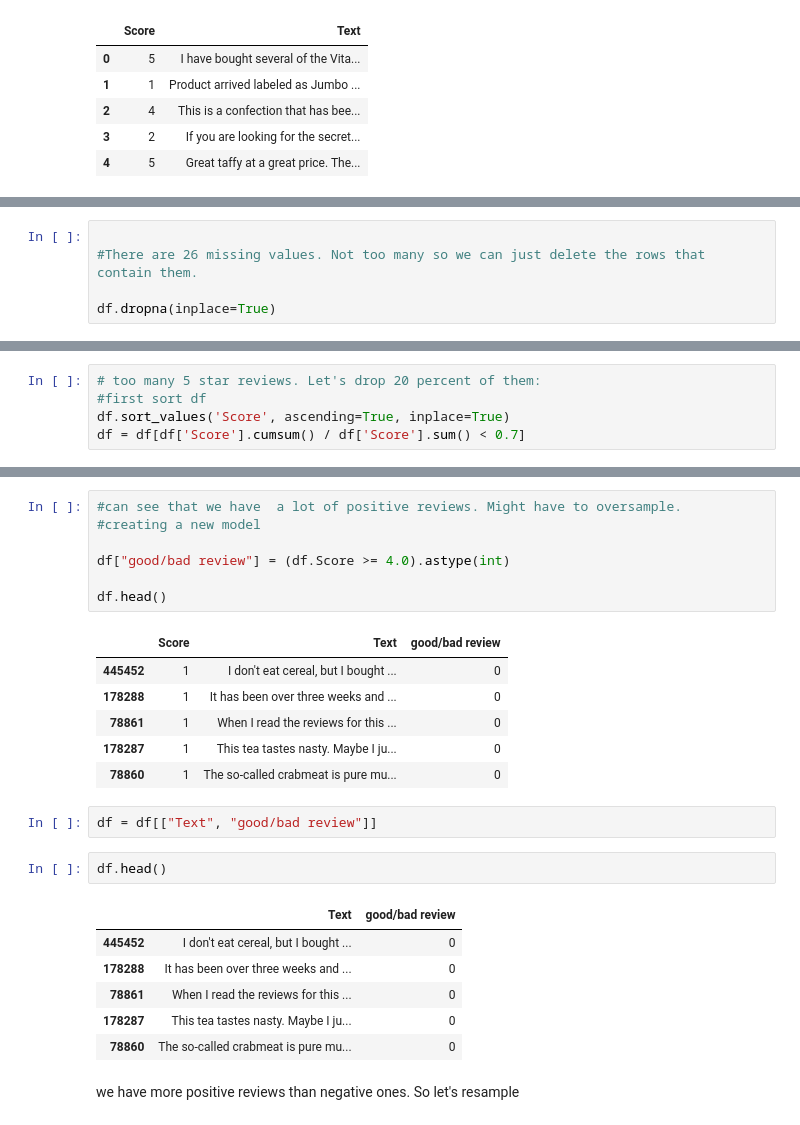
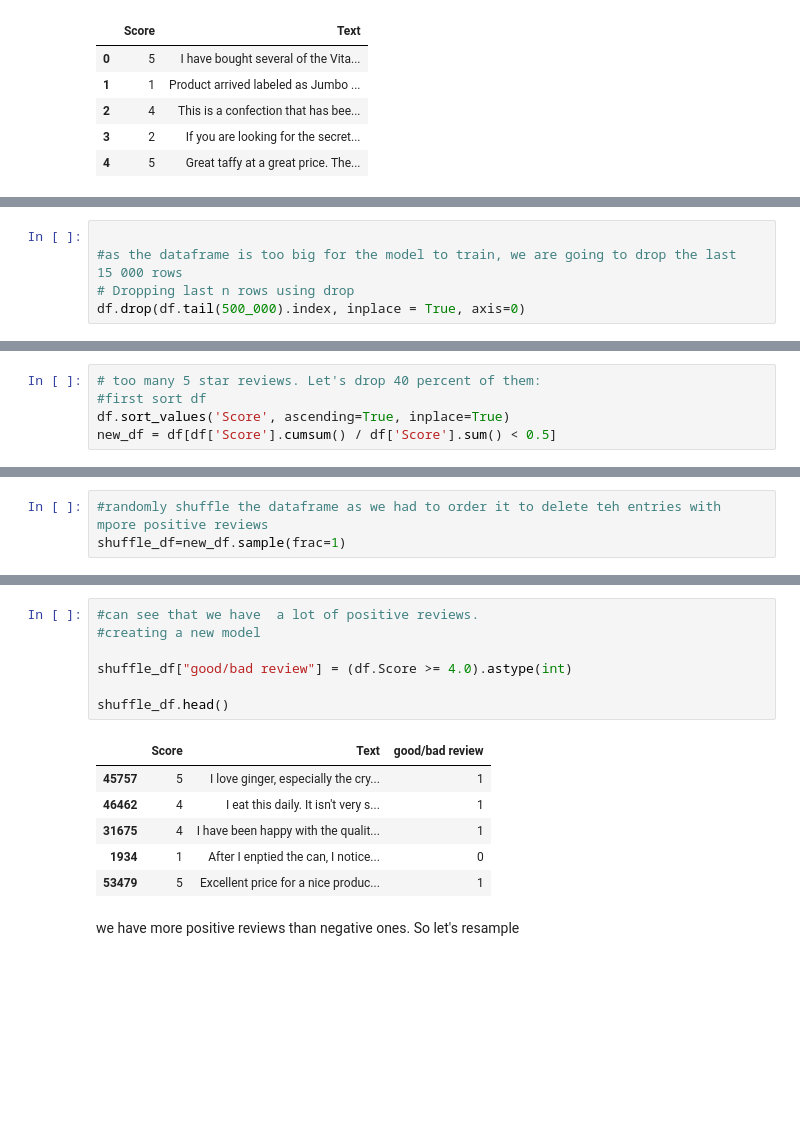
Before and after one commit to Beatrix-droid/NN-for-text-classification-of-amazonreviews, a Jupyter notebook: main.ipynb, the cells around one changed output, grey strips where cells are left out. Saved outputs shown, nothing was run; the diff lists cells and outputs as text; blank space fills up the shorter version.

```diff
--- a/main.ipynb
+++ b/main.ipynb
@@ -60,5 +37,0 @@ df.isnull().sum().sum()
-# %%
-
-#There are 26 missing values. Not too many so we can just delete the rows that contain them.
-
-df.dropna(inplace=True)
@@ -64,0 +42,5 @@ df.dropna(inplace=True)
+# %%
+
+#as the dataframe is too big for the model to train, we are going to drop the last  15 000 rows
+# Dropping last n rows using drop
+df.drop(df.tail(500_000).index, inplace = True, axis=0)
@@ -76,6 +62,6 @@ plt.show()
 # %%
-# too many 5 star reviews. Let's drop 20 percent of them:
+# too many 5 star reviews. Let's drop 40 percent of them:
 #first sort df
 df.sort_values('Score', ascending=True, inplace=True)
-df = df[df['Score'].cumsum() / df['Score'].sum() < 0.7]
+new_df = df[df['Score'].cumsum() / df['Score'].sum() < 0.5]
 # %%
@@ -88,0 +75,3 @@ plt.show()
+# %%
+#randomly shuffle the dataframe as we had to order it to delete teh entries with mpore positive reviews
+shuffle_df=new_df.sample(frac=1)
@@ -89,28 +82,17 @@ plt.show()
 # %%
-#can see that we have  a lot of positive reviews. Might have to oversample.
+#can see that we have  a lot of positive reviews.
 #creating a new model
 
-df["good/bad review"] = (df.Score >= 4.0).astype(int)
+shuffle_df["good/bad review"] = (df.Score >= 4.0).astype(int)
 
-df.head()
+shuffle_df.head()
 # %% [output]
 |  | Score | Text | good/bad review |
-| 445452 | 1 | I don't eat cereal, but I bought ... | 0 |
-| 178288 | 1 | It has been over three weeks and ... | 0 |
-| 78861 | 1 | When I read the reviews for this ... | 0 |
-| 178287 | 1 | This tea tastes nasty. Maybe I ju... | 0 |
-| 78860 | 1 | The so-called crabmeat is pure mu... | 0 |
+| 45757 | 5 | I love ginger, especially the cry... | 1 |
+| 46462 | 4 | I eat this daily. It isn't very s... | 1 |
+| 31675 | 4 | I have been happy with the qualit... | 1 |
+| 1934 | 1 | After I enptied the can, I notice... | 0 |
+| 53479 | 5 | Excellent price for a nice produc... | 1 |
-# %%
-df = df[["Text", "good/bad review"]]
-# %%
-df.head()
-# %% [output]
-|  | Text | good/bad review |
-| 445452 | I don't eat cereal, but I bought ... | 0 |
-| 178288 | It has been over three weeks and ... | 0 |
-| 78861 | When I read the reviews for this ... | 0 |
-| 178287 | This tea tastes nasty. Maybe I ju... | 0 |
-| 78860 | The so-called crabmeat is pure mu... | 0 |
 # %% [markdown]
 we have more positive reviews than negative ones. So let's resample
 # %%
```
Also changed, not shown: parts of 30 cells of this notebook.
